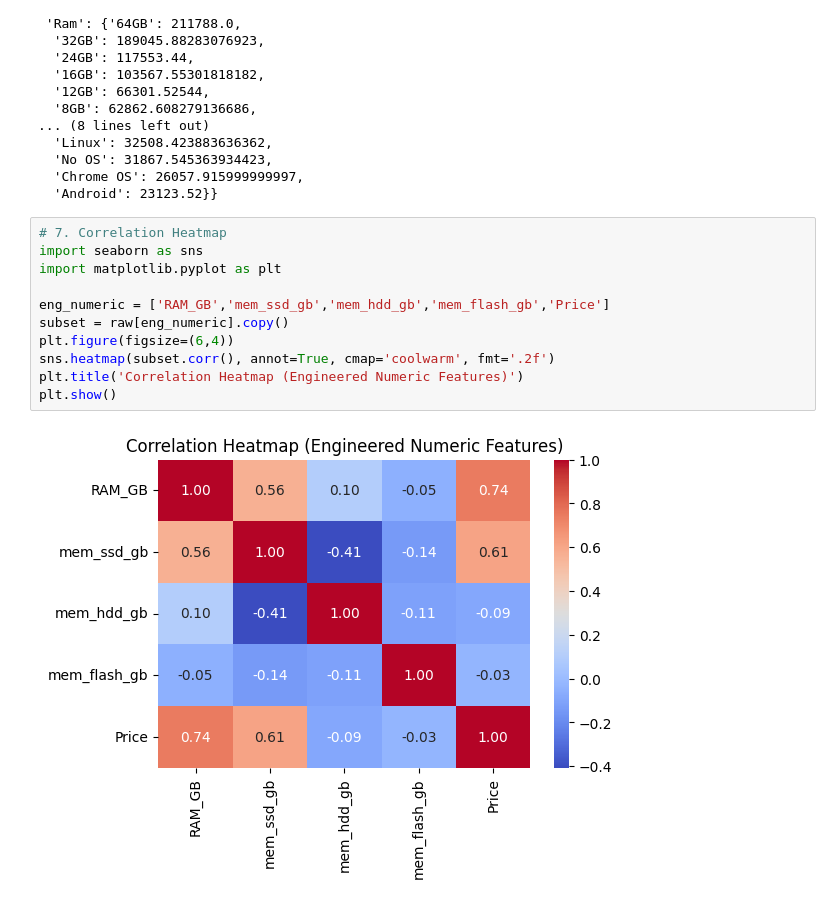
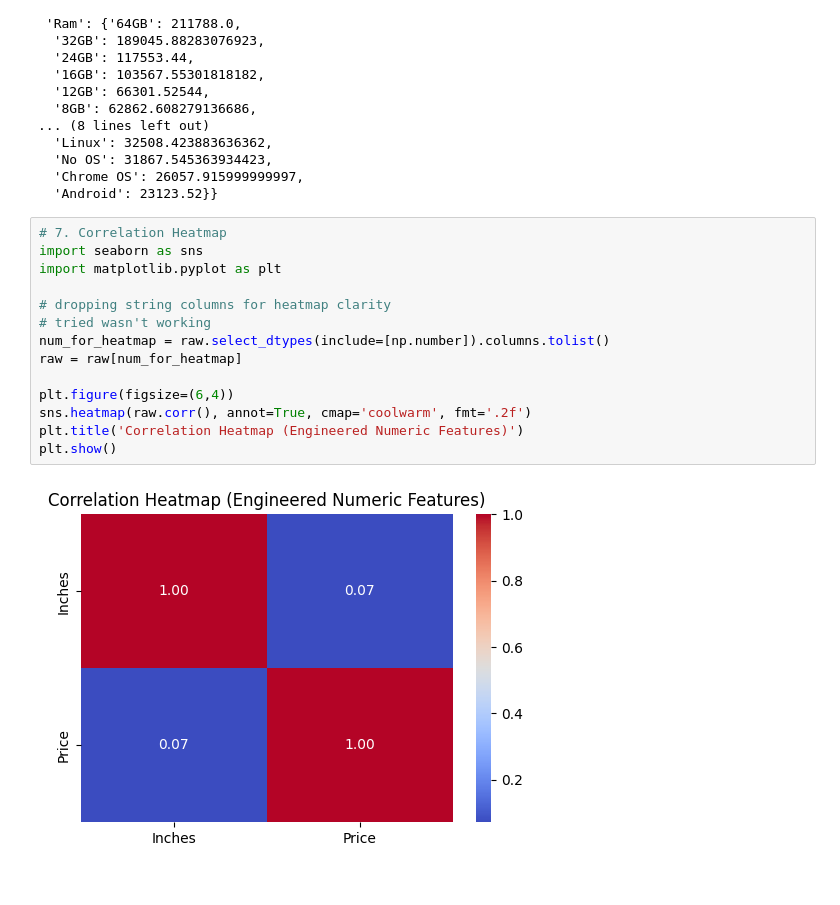
Before and after one commit to Shivansh-Verma7719/laptop-price-task-cs-3410, a Jupyter notebook: notebooks/data_exploration.ipynb, the cells around one changed output. Saved outputs shown, nothing was run; the diff lists cells and outputs as text.

Commit message:
feat: corr issue

```diff
--- a/notebooks/data_exploration.ipynb
+++ b/notebooks/data_exploration.ipynb
@@ -186,13 +186,16 @@ Name: Price, dtype: float64
 # %%
 # 7. Correlation Heatmap
 import seaborn as sns
 import matplotlib.pyplot as plt
 
-eng_numeric = ['RAM_GB','mem_ssd_gb','mem_hdd_gb','mem_flash_gb','Price']
-subset = raw[eng_numeric].copy()
+# dropping string columns for heatmap clarity
+# tried wasn't working
+num_for_heatmap = raw.select_dtypes(include=[np.number]).columns.tolist()
+raw = raw[num_for_heatmap]
+
 plt.figure(figsize=(6,4))
-sns.heatmap(subset.corr(), annot=True, cmap='coolwarm', fmt='.2f')
+sns.heatmap(raw.corr(), annot=True, cmap='coolwarm', fmt='.2f')
 plt.title('Correlation Heatmap (Engineered Numeric Features)')
 plt.show()
 # %% [output]
-[figure, old version]
+[figure, new version]
```
